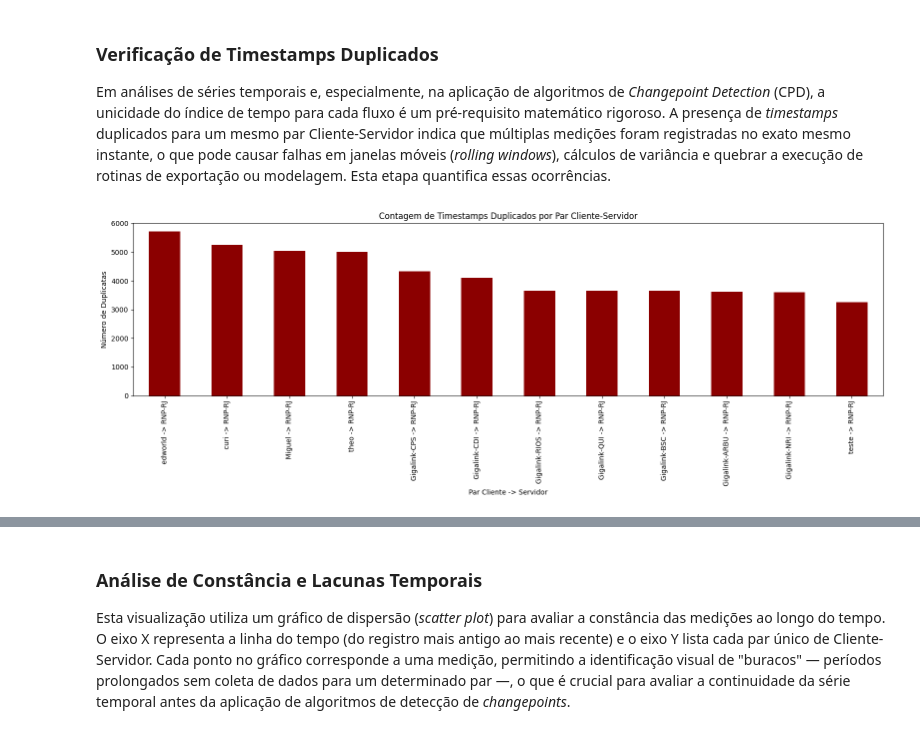
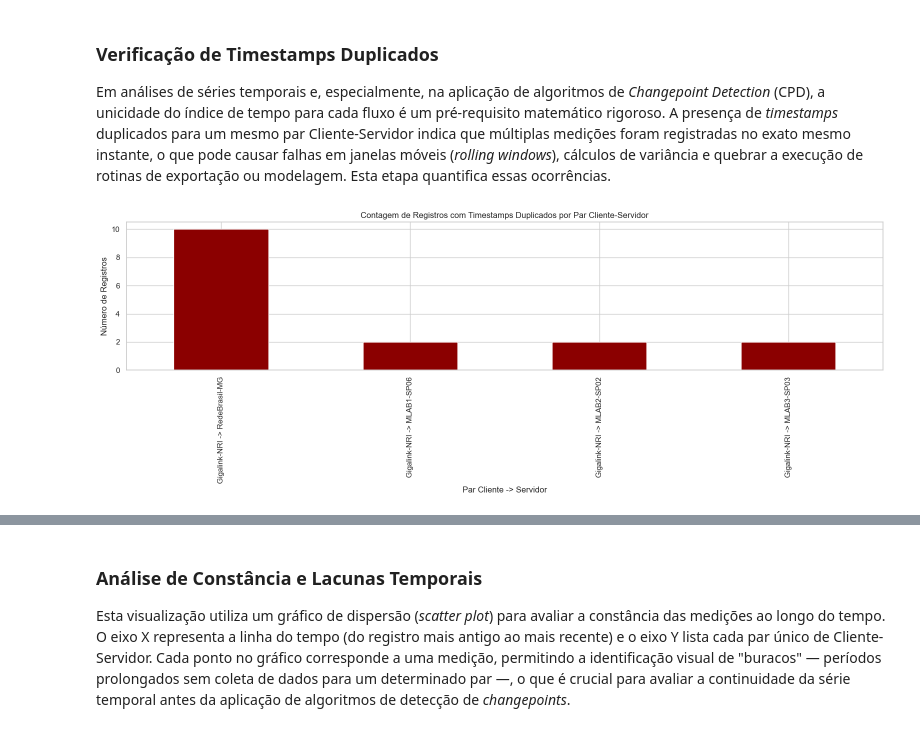
Before and after one commit to lhscaldas/Mestrado, a Jupyter notebook: ndt_analysis.ipynb, the cells around one changed output, grey strips where cells are left out. Saved outputs shown, nothing was run; the diff lists cells and outputs as text; code cells hidden in the pictures.

```diff
--- a/ndt_analysis.ipynb
+++ b/ndt_analysis.ipynb
@@ -65,11 +74,3 @@ Total de pares cliente-servidor distintos: 179
-# %%
-if clean:
-    # Remover os x clientes menos comuns
-    clientes_para_remover = medicoes_por_cliente.nsmallest(3).index
-    df = df[~df['client_name'].isin(clientes_para_remover)]
-    # Manter apenas os x servidores mais comuns
-    top_servidores = df['server_name'].value_counts().nlargest(5).index
-    df = df[df['server_name'].isin(top_servidores)]
 # %% [markdown]
 ### Verificação de Valores Nulos e Negativos
 
@@ -106,11 +107,3 @@ plt.show()
-# %%
-if clean:
-    # remover os valores nulos
-    df = df.dropna()
-    # remover os valores negativos
-    for col in metricas:
-        if col in df.columns:
-            df = df[df[col] >= 0]
 # %% [markdown]
 ### Verificação de Pares Cliente-Servidor
 
@@ -137,35 +133,50 @@ Total de pares cliente-servidor distintos: 70
-# %%
-if clean:
-    # remover os pares com menos de x000 medições
-    df = df[df['client_server_pair'].isin(medicoes_por_par[medicoes_por_par >= 3000].index)]
 # %% [markdown]
 ### Verificação de Timestamps Duplicados
 
 Em análises de séries temporais e, especialmente, na aplicação de algoritmos de *Changepoint Detection* (CPD), a unicidade do índice de tempo para cada fluxo é um pré-requisito matemático rigoroso. A presença de *timestamps* duplicados para um mesmo par Cliente-Servidor indica que múltiplas medições foram registradas no exato mesmo instante, o que pode causar falhas em janelas móveis (*rolling windows*), cálculos de variância e quebrar a execução de rotinas de exportação ou modelagem. Esta etapa quantifica essas ocorrências.
 # %%
-import pandas as pd
 import matplotlib.pyplot as plt
 
-if 'client_server_pair' not in df.columns:
-    df['client_server_pair'] = df['client_name'] + " -> " + df['server_name']
+# Identificação das duplicatas
+duplicatas = df.duplicated(subset=['client_server_pair', 'timestamp'], keep=False)
+df_duplicadas = df[duplicatas].sort_values(by=['client_server_pair', 'timestamp']).dropna()
+uuids_duplicados = df_duplicadas['test_uuid'].unique()
 
-duplicatas = df.duplicated(subset=['client_server_pair', 'timestamp'])
-pares_com_duplicatas = duplicatas.groupby(df['client_server_pair']).sum()
-pares_com_duplicatas = pares_com_duplicatas[pares_com_duplicatas > 0].sort_values(ascending=False)
+# Agregação e resumo
+pares_com_duplicatas = df_duplicadas.groupby('client_server_pair').size()
+nomes_pares = pares_com_duplicatas[pares_com_duplicatas > 1].index.tolist()
 
+# Visualização Gráfica
 if pares_com_duplicatas.empty:
-    print("Nenhum par Cliente-Servidor possui timestamps duplicados. Os dados estão consistentes.")
+    print("Nenhum par Cliente-Servidor possui timestamps duplicados.")
 else:
     plt.figure(figsize=(16, 6))
-    pares_com_duplicatas.plot(kind='bar', color='darkred')
-    plt.title('Contagem de Timestamps Duplicados por Par Cliente-Servidor')
+    pares_com_duplicatas.sort_values(ascending=False).plot(kind='bar', color='darkred')
+    plt.title('Contagem de Registros com Timestamps Duplicados por Par Cliente-Servidor')
     plt.xlabel('Par Cliente -> Servidor')
-    plt.ylabel('Número de Duplicatas')
+    plt.ylabel('Número de Registros')
     plt.xticks(rotation=90)
     plt.tight_layout()
     plt.show()
 
-    print(f"Total de pares afetados: {len(pares_com_duplicatas)}")
-    print(f"Total absoluto de registros duplicados a serem tratados: {int(pares_com_duplicatas.sum())}")
+# 5. Print organizado (Refinado conforme seu pedido)
+print("="*60)
+print(f"RESUMO DE DUPLICATAS")
+print("="*60)
+print(f"Total de pares com registros colidindo: {len(pares_com_duplicatas)}")
+print(f"Total absoluto de linhas duplicadas:    {len(df_duplicadas)}")
+print(f"Total de UUIDs únicos colidindo:        {len(uuids_duplicados)}")
+print("-"*60)
+
+print("\nDistribuição por par:")
+for par, qtd in pares_com_duplicatas.items():
+    print(f"{par}: {qtd} registros colidindo")
+
+print("-"*60)
+print("\nPares com mais de 1 registro colidindo (Medições únicas):")
+for par in nomes_pares:
+    total = df[df['client_server_pair'] == par]['test_uuid'].nunique()
+    print(f"{par}: {total} medições únicas")
+print("="*60)
 # %% [output]
-[figure, old version]
+[figure, new version]
```
Also changed, not shown: parts of 20 cells of this notebook, 1 other file.
